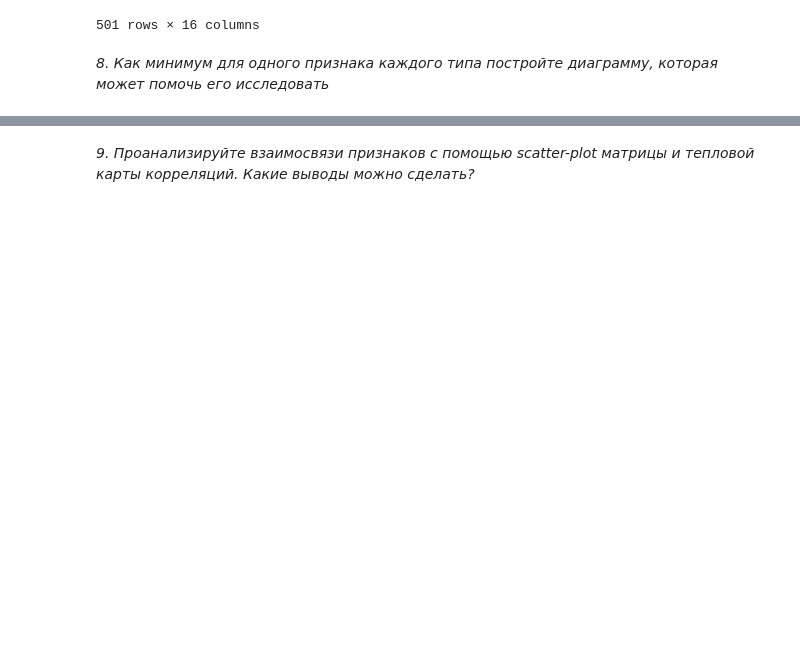
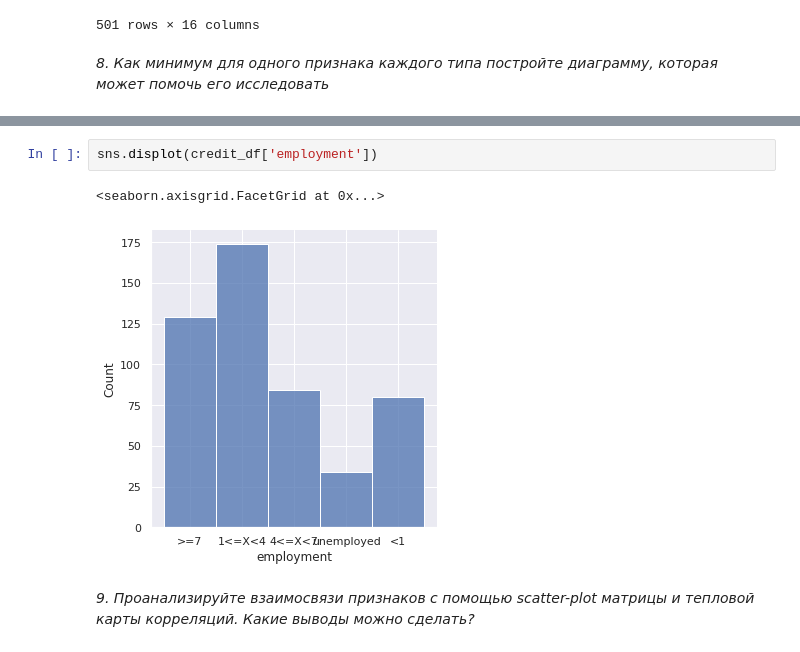
Before and after one commit to PavPar/iad-labs, a Jupyter notebook: lab_1.ipynb, the cells around one changed output, grey strips where cells are left out. Saved outputs shown, nothing was run; the diff lists cells and outputs as text; blank space fills up the shorter version.

```diff
--- a/lab_1.ipynb
+++ b/lab_1.ipynb
@@ -230,2 +268,7 @@ credit_df.fillna('own')
+# %%
+sns.displot(credit_df['employment'])
+# %% [output]
+<seaborn.axisgrid.FacetGrid at 0x...>
+[figure, added]
 # %% [markdown]
 *9. Проанализируйте взаимосвязи признаков с помощью scatter-plot матрицы и тепловой карты корреляций. Какие выводы можно сделать?<br>*
```
Also changed, not shown: parts of 13 cells of this notebook, 2 other files.
